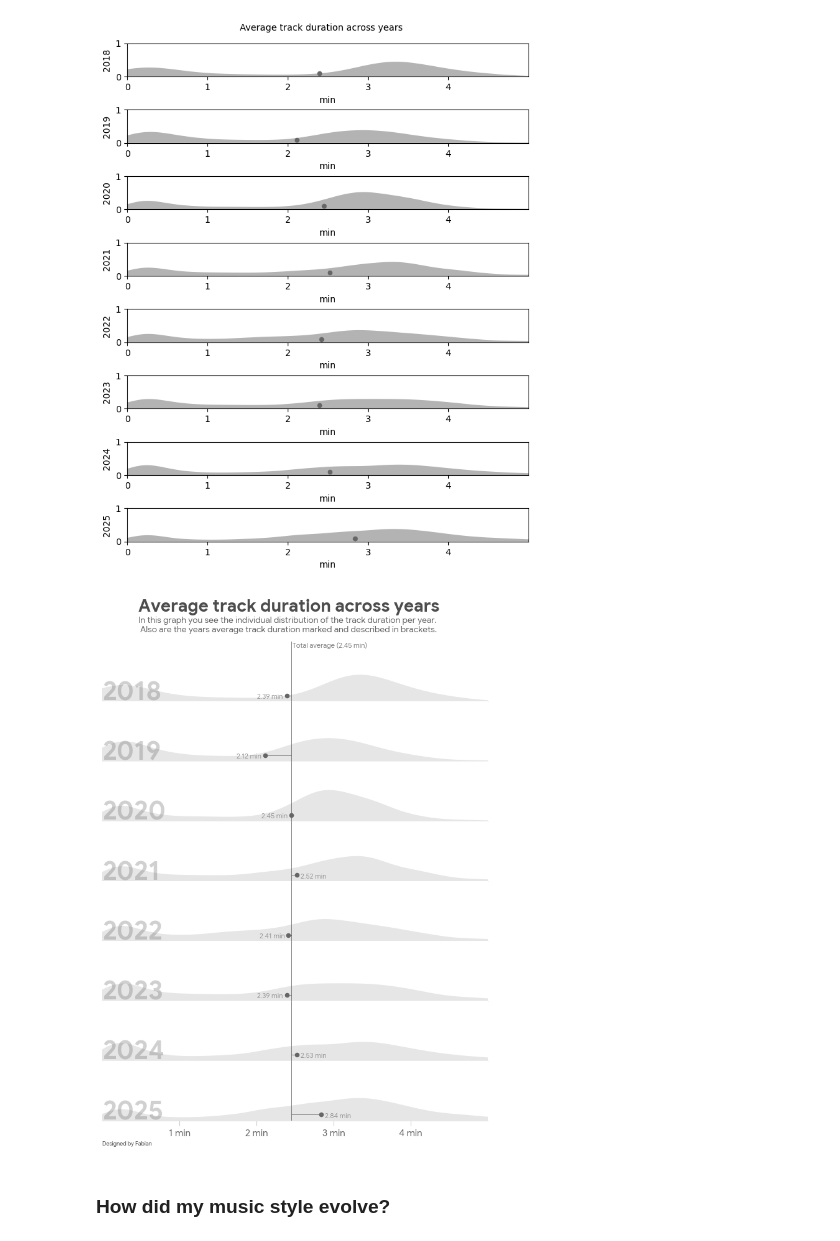
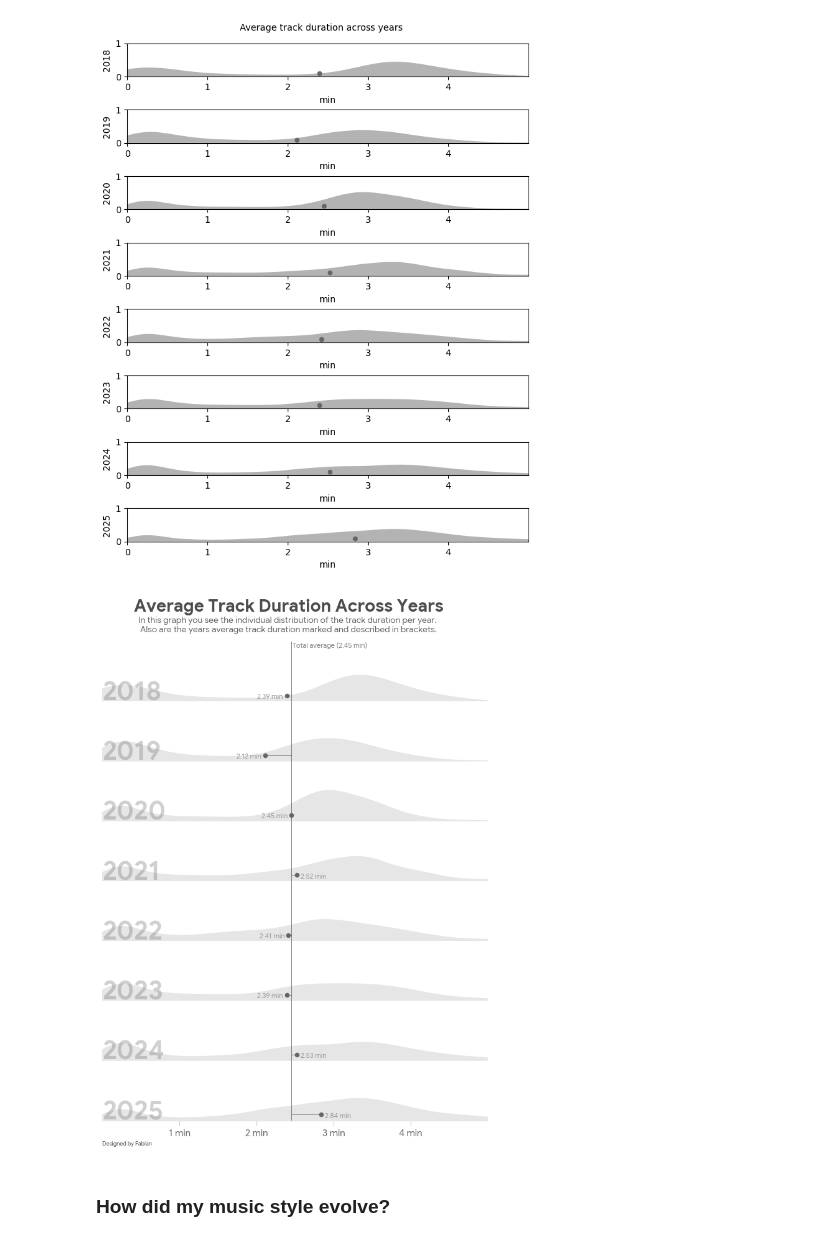
Before and after one commit to fabianInderwildi/betterWrapped, a Jupyter notebook: betterWrapped.ipynb, the cells around one changed output. Cells and saved outputs as stored; diff of their text form; code cells hidden in the pictures.

```diff
--- a/betterWrapped.ipynb
+++ b/betterWrapped.ipynb
@@ -614,7 +614,7 @@ def enforce_tolerance(values, tolerance):
     values.sort(key=lambda x: x[1])
     return [x[0] for x in values]
 # %%
-color_scheme = RETRO_SCALE
+color_scheme = GREY_SCALE
 
 fig, ax = plt.subplots(figsize = (14, 8.5))
 
@@ -830,35 +830,35 @@ for i, year in enumerate(df["year"].unique()):
         ax[i].tick_params(axis="x", length=6, color=GREY_SCALE[8])
 
 fig.text(
         0.5, 0.928,
-        "Average track duration across years",
+        "Average Track Duration Across Years",
         font=bold_font,
         ha="center",
         fontsize=20,
         color=GREY_SCALE[3],
     )
 
 fig.text(
         0.5, 0.895,
         "In this graph you see the individual distribution of the track duration per year. \nAlso are the years average track duration marked and described in brackets.",
         font=font,
         ha="center",
         fontsize=10,
         color=GREY_SCALE[4],
     )
 
 fig.text(
     0.125, 0.07,
     "Designed by Fabian",
     font=font,
     fontsize=6.5,
     color=GREY_SCALE[3],
     ha="left"
 )
 
 plt.show()
 # %% [output]
-[figure, old version]
+[figure, new version]
 # %% [markdown]
 ### How did my music style evolve?
 # %%
```
Also changed, not shown: parts of 6 cells of this notebook.
